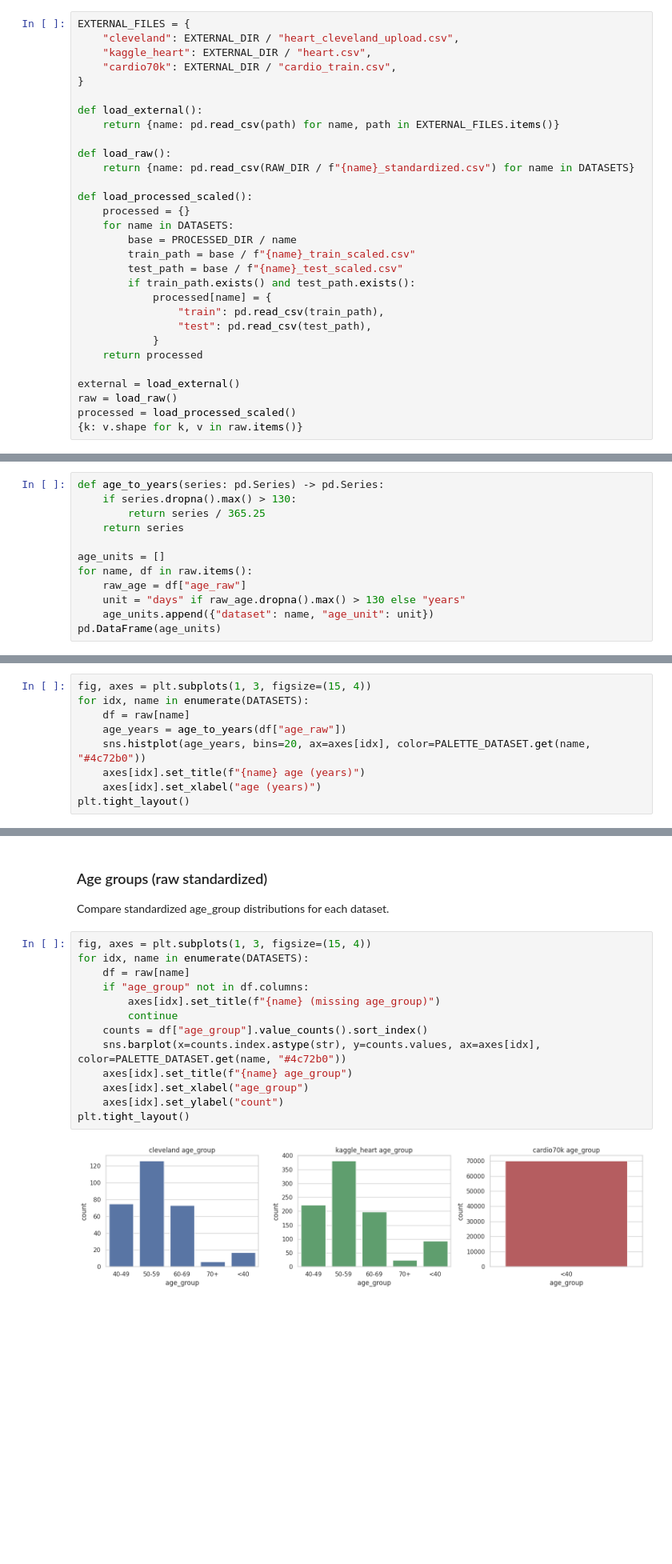
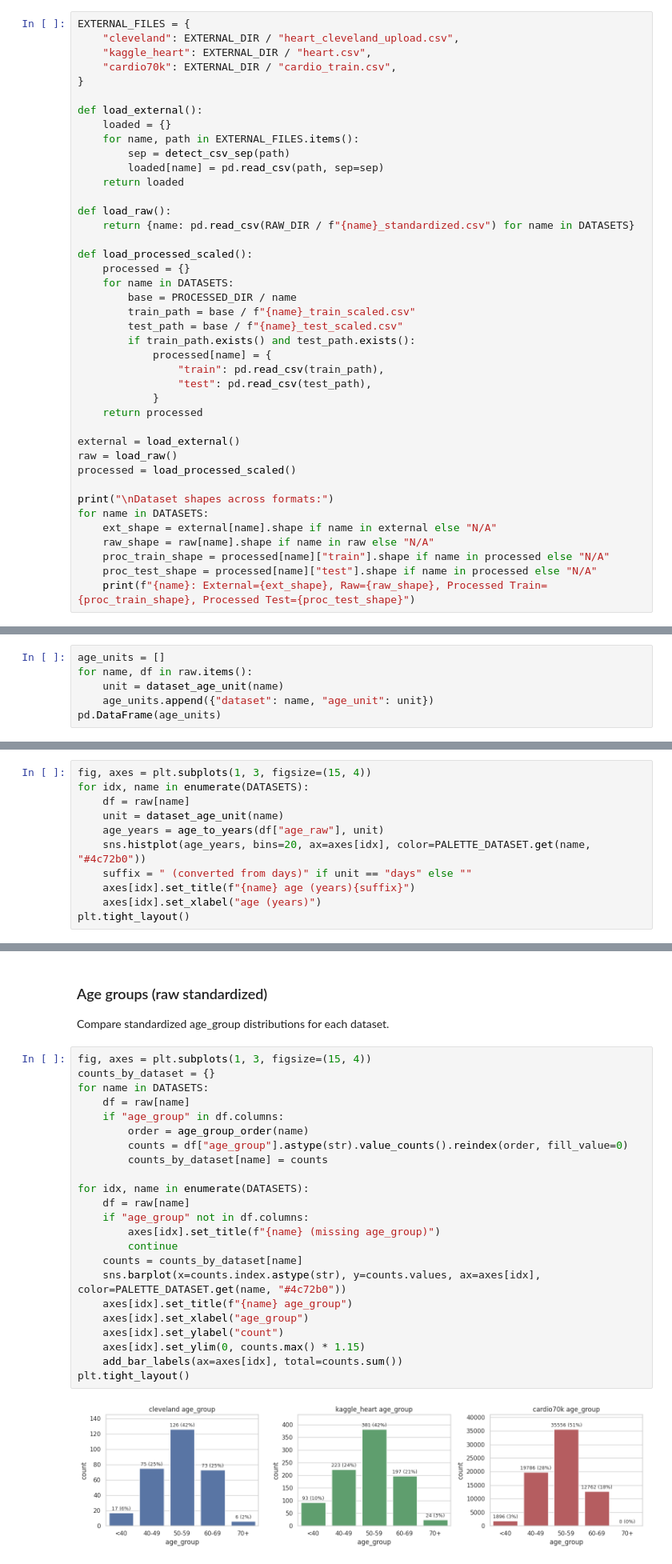
Before and after one commit to UA-Dissertation-Project-107449/FairXAI, a Jupyter notebook: notebooks/cardiac_eda.ipynb, the cells around one changed output, grey strips where cells are left out. Shown at 80% size. Cells and saved outputs as stored; diff of their text form; blank space fills up the shorter version.

```diff
--- a/notebooks/cardiac_eda.ipynb
+++ b/notebooks/cardiac_eda.ipynb
@@ -83,7 +210,11 @@ EXTERNAL_FILES = {
 }
 
 def load_external():
-    return {name: pd.read_csv(path) for name, path in EXTERNAL_FILES.items()}
+    loaded = {}
+    for name, path in EXTERNAL_FILES.items():
+        sep = detect_csv_sep(path)
+        loaded[name] = pd.read_csv(path, sep=sep)
+    return loaded
 
 def load_raw():
     return {name: pd.read_csv(RAW_DIR / f"{name}_standardized.csv") for name in DATASETS}
@@ -104,5 +235,12 @@ def load_processed_scaled():
 external = load_external()
 raw = load_raw()
 processed = load_processed_scaled()
-{k: v.shape for k, v in raw.items()}
+
+print("\nDataset shapes across formats:")
+for name in DATASETS:
+    ext_shape = external[name].shape if name in external else "N/A"
+    raw_shape = raw[name].shape if name in raw else "N/A"
+    proc_train_shape = processed[name]["train"].shape if name in processed else "N/A"
+    proc_test_shape = processed[name]["test"].shape if name in processed else "N/A"
+    print(f"{name}: External={ext_shape}, Raw={raw_shape}, Processed Train={proc_train_shape}, Processed Test={proc_test_shape}")
 # %% [output]
@@ -186,15 +427,9 @@ Note: Cleveland is a subset inside the Kaggle Heart compilation; Cardio70k follo
 ## Sensitive attribute analysis: age
 Compare age distributions with unit awareness across datasets.
 # %%
-def age_to_years(series: pd.Series) -> pd.Series:
-    if series.dropna().max() > 130:
-        return series / 365.25
-    return series
-
 age_units = []
 for name, df in raw.items():
-    raw_age = df["age_raw"]
-    unit = "days" if raw_age.dropna().max() > 130 else "years"
+    unit = dataset_age_unit(name)
     age_units.append({"dataset": name, "age_unit": unit})
 pd.DataFrame(age_units)
 # %% [output]
@@ -206,9 +441,11 @@ pd.DataFrame(age_units)
 fig, axes = plt.subplots(1, 3, figsize=(15, 4))
 for idx, name in enumerate(DATASETS):
     df = raw[name]
-    age_years = age_to_years(df["age_raw"])
+    unit = dataset_age_unit(name)
+    age_years = age_to_years(df["age_raw"], unit)
     sns.histplot(age_years, bins=20, ax=axes[idx], color=PALETTE_DATASET.get(name, "#4c72b0"))
-    axes[idx].set_title(f"{name} age (years)")
+    suffix = " (converted from days)" if unit == "days" else ""
+    axes[idx].set_title(f"{name} age (years){suffix}")
     axes[idx].set_xlabel("age (years)")
 plt.tight_layout()
 # %% [output]
@@ -218,19 +455,29 @@ plt.tight_layout()
 Compare standardized age_group distributions for each dataset.
 # %%
 fig, axes = plt.subplots(1, 3, figsize=(15, 4))
+counts_by_dataset = {}
+for name in DATASETS:
+    df = raw[name]
+    if "age_group" in df.columns:
+        order = age_group_order(name)
+        counts = df["age_group"].astype(str).value_counts().reindex(order, fill_value=0)
+        counts_by_dataset[name] = counts
+
 for idx, name in enumerate(DATASETS):
     df = raw[name]
     if "age_group" not in df.columns:
         axes[idx].set_title(f"{name} (missing age_group)")
         continue
-    counts = df["age_group"].value_counts().sort_index()
+    counts = counts_by_dataset[name]
     sns.barplot(x=counts.index.astype(str), y=counts.values, ax=axes[idx], color=PALETTE_DATASET.get(name, "#4c72b0"))
     axes[idx].set_title(f"{name} age_group")
     axes[idx].set_xlabel("age_group")
     axes[idx].set_ylabel("count")
+    axes[idx].set_ylim(0, counts.max() * 1.15)
+    add_bar_labels(ax=axes[idx], total=counts.sum())
 plt.tight_layout()
 # %% [output]
-[figure, old version]
+[figure, new version]
 # %%
 age_stats = []
 age_plot_rows = []
```
Also changed, not shown: parts of 31 cells of this notebook, 2 other files.
